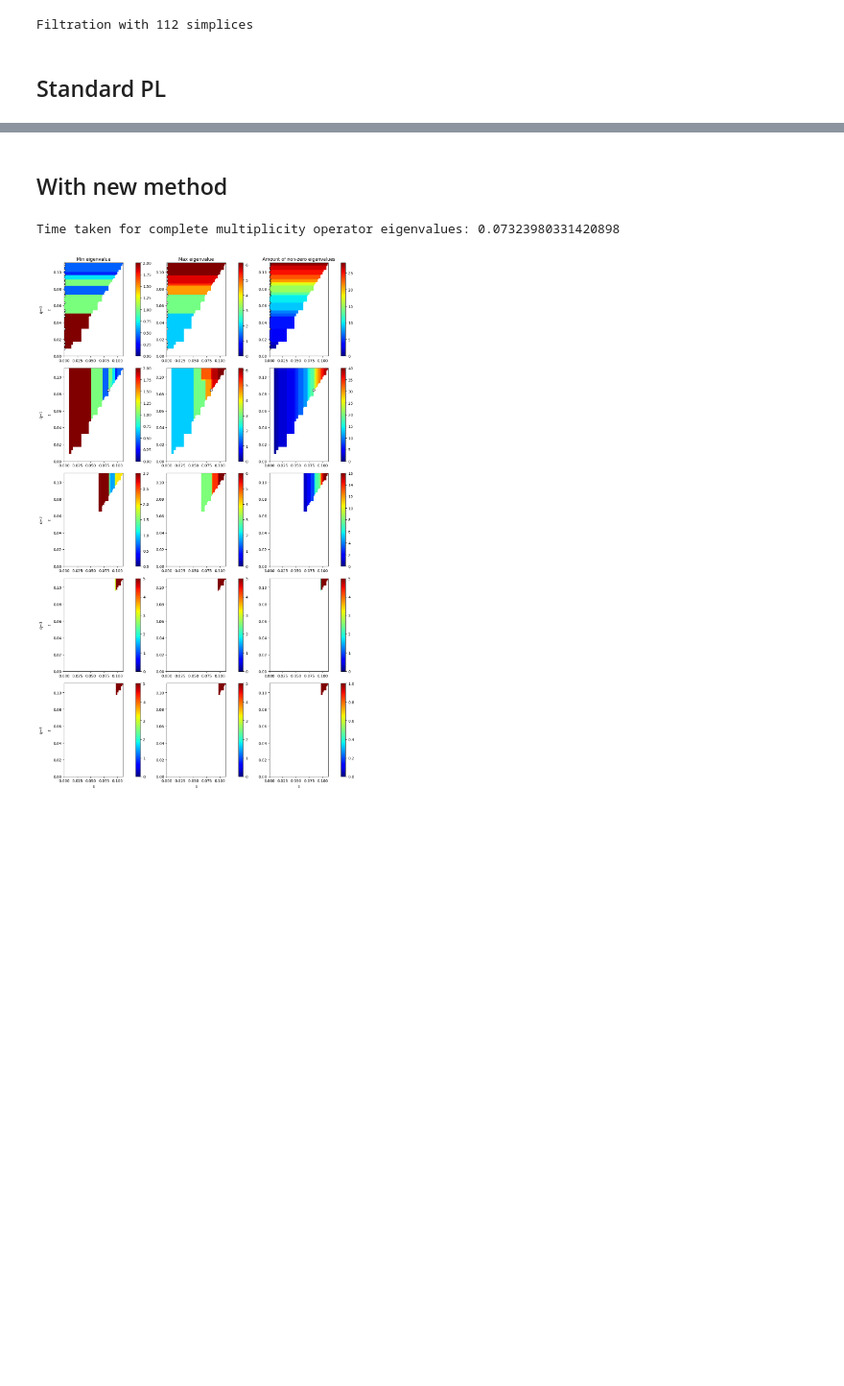
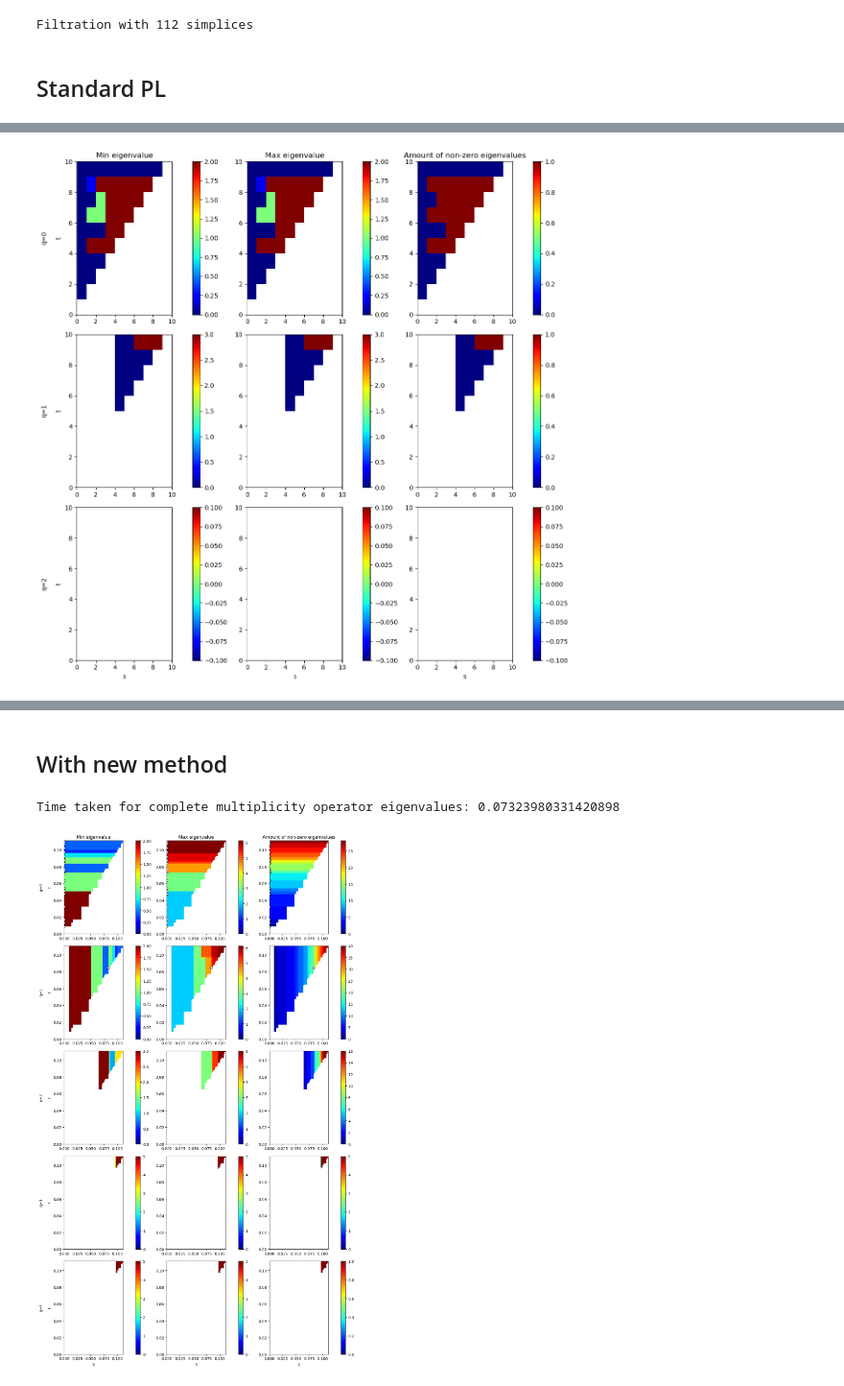
Before and after one commit to siroj99/NewPersistentChains, a Jupyter notebook: laplacians_v2.ipynb, the cells around one changed output, grey strips where cells are left out. Shown at 96% size. Saved outputs shown, nothing was run; the diff lists cells and outputs as text; code cells hidden in the pictures; blank space fills up the shorter version.

Commit message:
Added horizontal and vertical operator

```diff
--- a/laplacians_v2.ipynb
+++ b/laplacians_v2.ipynb
@@ -70,0 +71,5 @@ _ = plot_eigenvalues(eigenvalues, relevant_times=relevant_times, plot_types=["mi
+# %%
+eigenvalues, relevant_times = horizontal_eigenvalues(f=chosen_f, up_only=True, max_dim=2)
+_ = plot_eigenvalues(eigenvalues, relevant_times=relevant_times, plot_types=["min", "max", "n_non_zero"], plot_args_mesh = {"vmin": 0})
+# %% [output]
+[figure, added]
```
Also changed, not shown: parts of 4 cells of this notebook, 2 other files.
